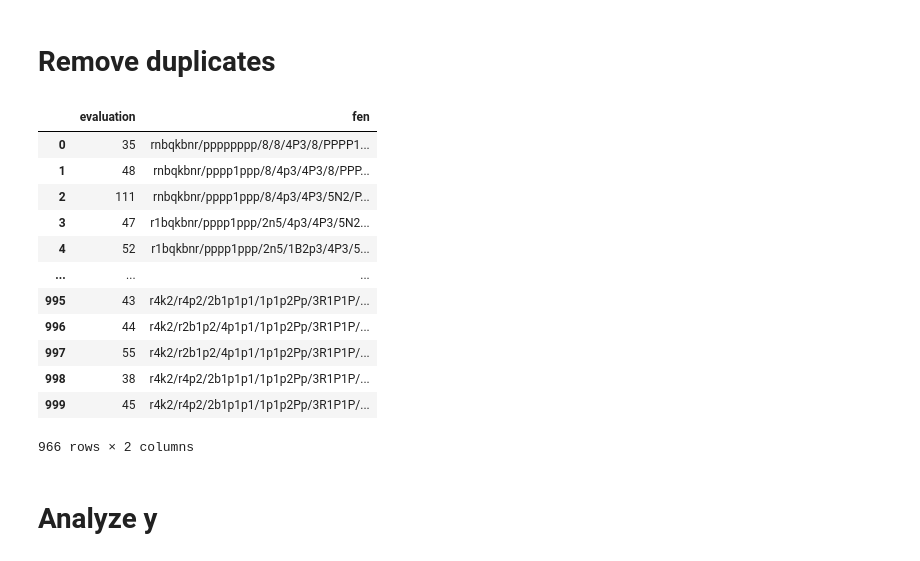
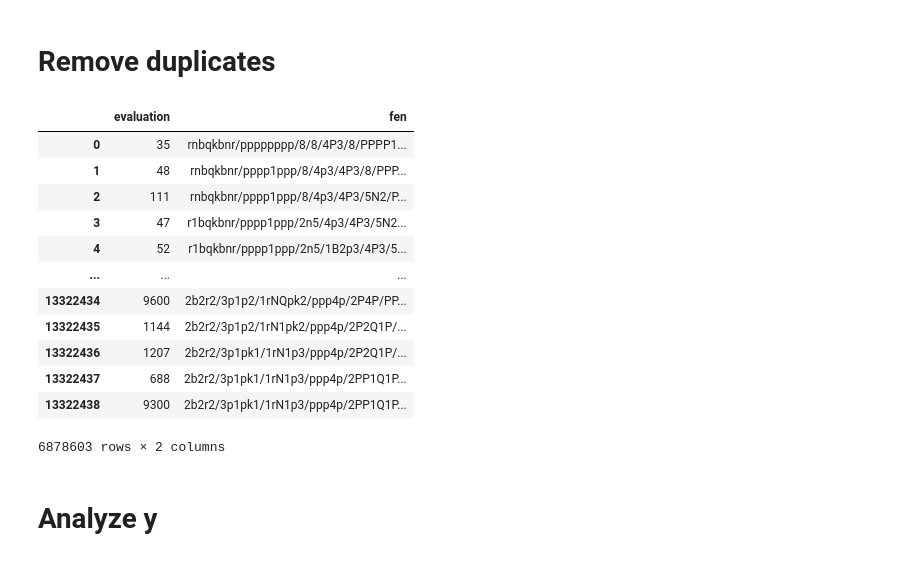
Before and after one commit to Tristan-Amadei/chess-moveAnalysis, a Jupyter notebook: Code/CNN/Evaluation_analysis.ipynb, the cells around one changed output. Drawn from its saved outputs; the diff is of its cells as text; code cells hidden in the pictures.

```diff
--- a/Code/CNN/Evaluation_analysis.ipynb
+++ b/Code/CNN/Evaluation_analysis.ipynb
@@ -51,21 +51,23 @@ moves_df
 # %% [markdown]
 # Remove duplicates
 # %%
-moves_df.drop_duplicates(subset=["fen"], inplace=Tr)
+moves_df.drop_duplicates(subset=["fen"], inplace=True)
-# %% [output]
-|  | evaluation | fen |
-| 0 | 35 | rnbqkbnr/pppppppp/8/8/4P3/8/PPPP1... |
-| 1 | 48 | rnbqkbnr/pppp1ppp/8/4p3/4P3/8/PPP... |
-| 2 | 111 | rnbqkbnr/pppp1ppp/8/4p3/4P3/5N2/P... |
-| 3 | 47 | r1bqkbnr/pppp1ppp/2n5/4p3/4P3/5N2... |
-| 4 | 52 | r1bqkbnr/pppp1ppp/2n5/1B2p3/4P3/5... |
-| ... | ... | ... |
-| 995 | 43 | r4k2/r4p2/2b1p1p1/1p1p2Pp/3R1P1P/... |
-| 996 | 44 | r4k2/r2b1p2/4p1p1/1p1p2Pp/3R1P1P/... |
-| 997 | 55 | r4k2/r2b1p2/4p1p1/1p1p2Pp/3R1P1P/... |
-| 998 | 38 | r4k2/r4p2/2b1p1p1/1p1p2Pp/3R1P1P/... |
-| 999 | 45 | r4k2/r4p2/2b1p1p1/1p1p2Pp/3R1P1P/... |
-966 rows × 2 columns
+# %%
+moves_df
+# %% [output]
+|  | evaluation | fen |
+| 0 | 35 | rnbqkbnr/pppppppp/8/8/4P3/8/PPPP1... |
+| 1 | 48 | rnbqkbnr/pppp1ppp/8/4p3/4P3/8/PPP... |
+| 2 | 111 | rnbqkbnr/pppp1ppp/8/4p3/4P3/5N2/P... |
+| 3 | 47 | r1bqkbnr/pppp1ppp/2n5/4p3/4P3/5N2... |
+| 4 | 52 | r1bqkbnr/pppp1ppp/2n5/1B2p3/4P3/5... |
+| ... | ... | ... |
+| 13322434 | 9600 | 2b2r2/3p1p2/1rNQpk2/ppp4p/2P4P/PP... |
+| 13322435 | 1144 | 2b2r2/3p1p2/1rN1pk2/ppp4p/2P2Q1P/... |
+| 13322436 | 1207 | 2b2r2/3p1pk1/1rN1p3/ppp4p/2P2Q1P/... |
+| 13322437 | 688 | 2b2r2/3p1pk1/1rN1p3/ppp4p/2PP1Q1P... |
+| 13322438 | 9300 | 2b2r2/3p1pk1/1rN1p3/ppp4p/2PP1Q1P... |
+6878603 rows × 2 columns
 # %% [markdown]
 # Analyze y
 # %%
```
Also changed, not shown: parts of 8 cells of this notebook.
